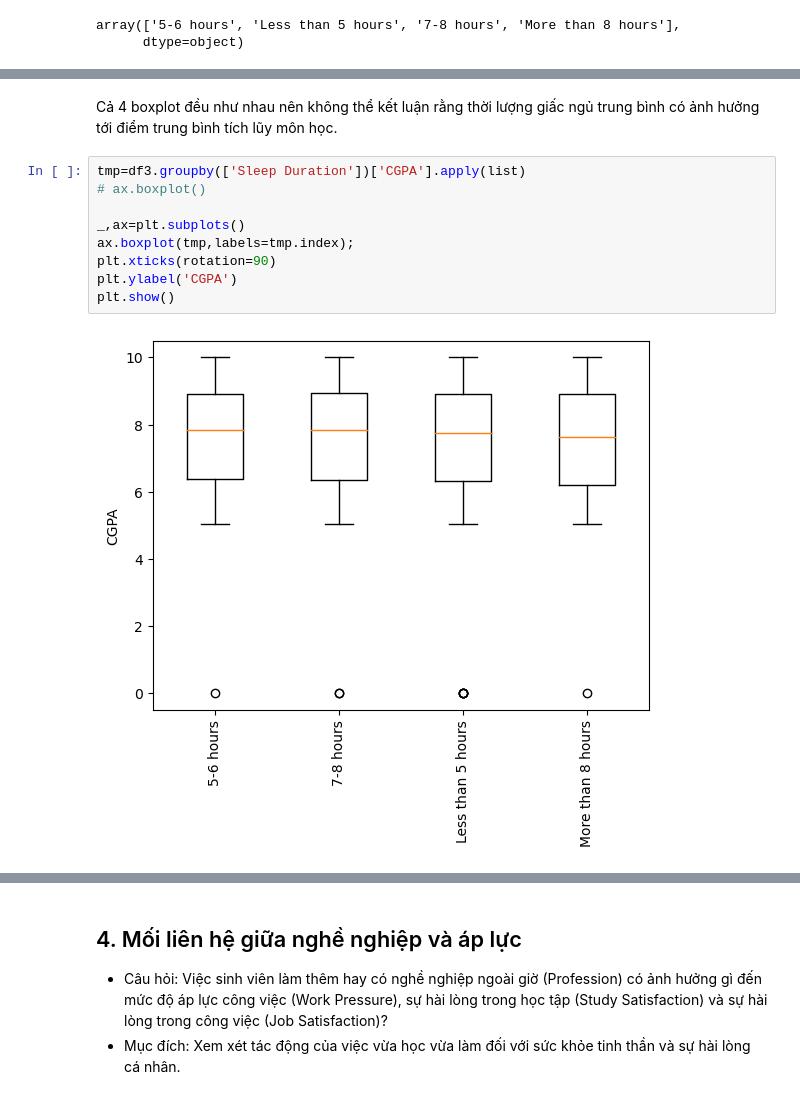
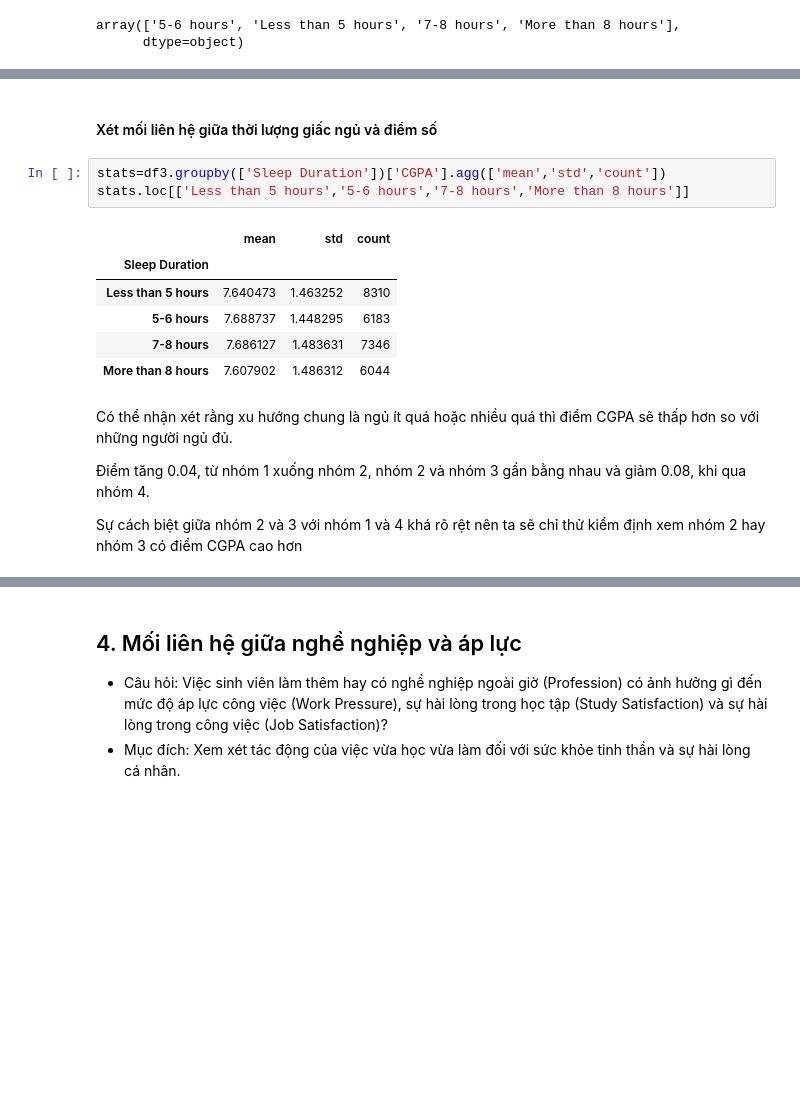
Before and after one commit to lhldanh/HCMUS_-CSC17104_Final_Project, a Jupyter notebook: main.ipynb, the cells around one changed output, grey strips where cells are left out. Saved outputs shown, nothing was run; the diff lists cells and outputs as text; blank space fills up the shorter version.

```diff
--- a/main.ipynb
+++ b/main.ipynb
@@ -322,13 +337,18 @@ plt.show()
-# %% [markdown]
-Cả 4 boxplot đều như nhau nên không thể kết luận rằng thời lượng giấc ngủ trung bình có ảnh hưởng tới điểm trung bình tích lũy môn học.
-# %%
-tmp=df3.groupby(['Sleep Duration'])['CGPA'].apply(list)
-# ax.boxplot()
-
-_,ax=plt.subplots()
-ax.boxplot(tmp,labels=tmp.index);
-plt.xticks(rotation=90)
-plt.ylabel('CGPA')
-plt.show()
-# %% [output]
-[figure, removed]
+# %% [markdown]
+#### Xét mối liên hệ giữa thời lượng giấc ngủ và điểm số
+# %%
+stats=df3.groupby(['Sleep Duration'])['CGPA'].agg(['mean','std','count'])
+stats.loc[['Less than 5 hours','5-6 hours','7-8 hours','More than 8 hours']]
+# %% [output]
+|  | mean | std | count |
+| Sleep Duration |  |  |  |
+| Less than 5 hours | 7.640473 | 1.463252 | 8310 |
+| 5-6 hours | 7.688737 | 1.448295 | 6183 |
+| 7-8 hours | 7.686127 | 1.483631 | 7346 |
+| More than 8 hours | 7.607902 | 1.486312 | 6044 |
+# %% [markdown]
+Có thể nhận xét rằng xu hướng chung là ngủ ít quá hoặc nhiều quá thì điểm CGPA sẽ thấp hơn so với những người ngủ đủ.
+
+Điểm tăng 0.04, từ nhóm 1 xuống nhóm 2, nhóm 2 và nhóm 3 gần bằng nhau và giảm 0.08, khi qua nhóm 4.
+
+Sự cách biệt giữa nhóm 2 và 3 với nhóm 1 và 4 khá rõ rệt nên ta sẽ chỉ thử kiểm định xem nhóm 2 hay nhóm 3 có điểm CGPA cao hơn
```
Also changed, not shown: parts of 9 cells of this notebook.
